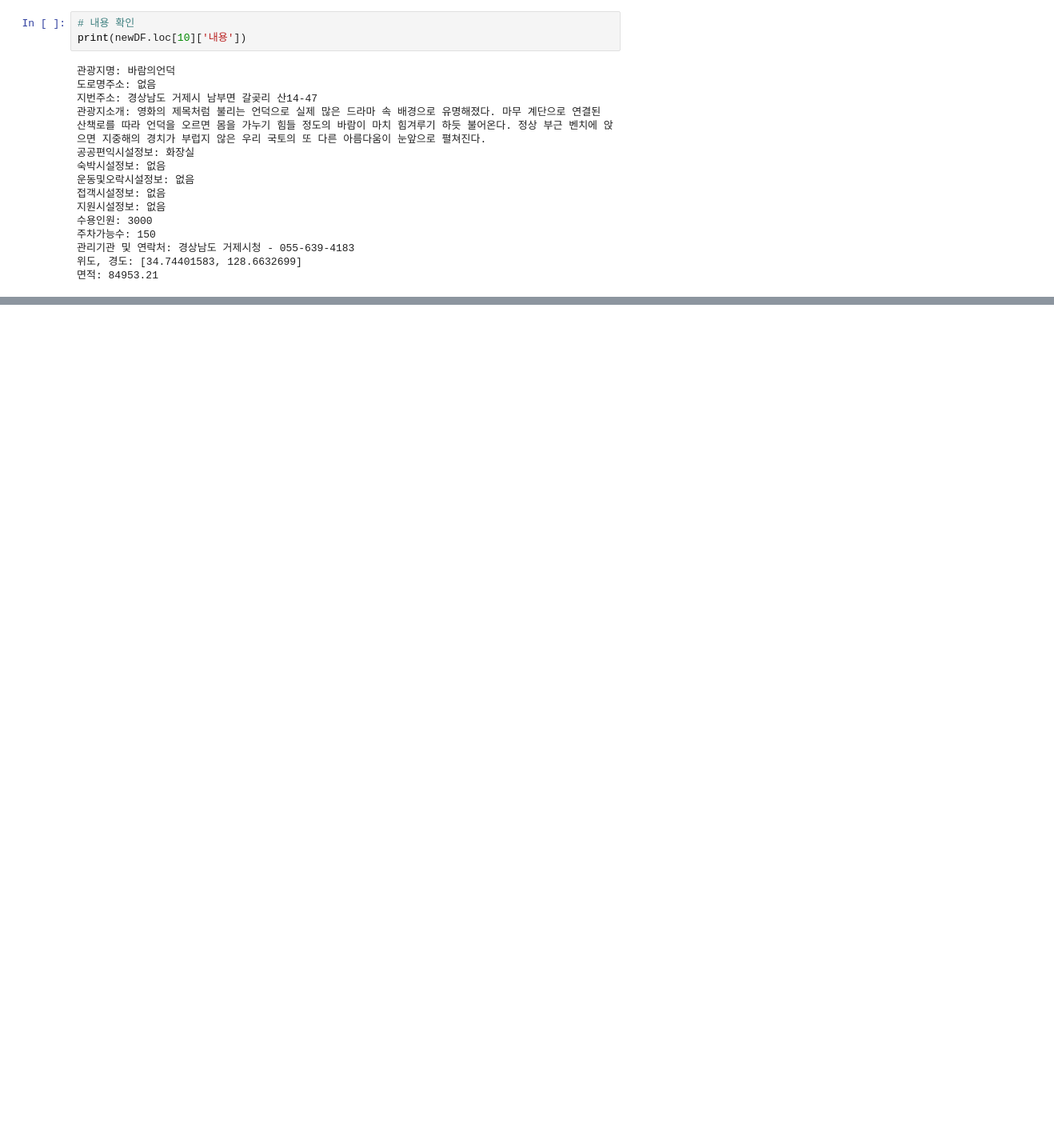
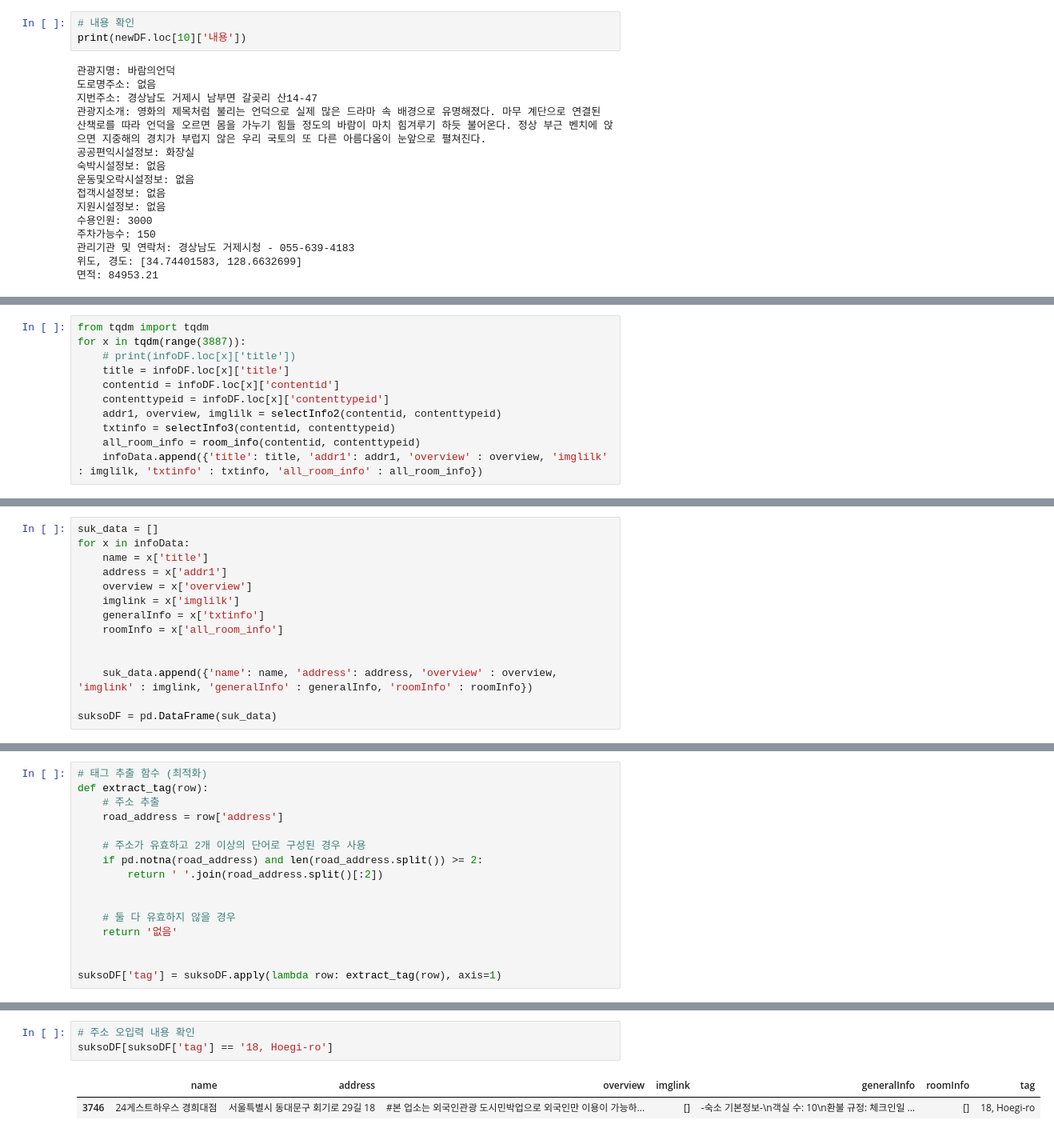
Before and after one commit to SKNETWORKS-FAMILY-AICAMP/SKN07-3rd-1Team, a Jupyter notebook: 3차_관광_전처리.ipynb, the cells around one changed output, grey strips where cells are left out. Shown at 80% size. Drawn from its saved outputs; the diff is of its cells as text; blank space fills up the shorter version.

```diff
--- a/3차_관광_전처리.ipynb
+++ b/3차_관광_전처리.ipynb
@@ -221,0 +384,11 @@ print(newDF.loc[10]['내용'])
+# %%
+from tqdm import tqdm
+for x in tqdm(range(3887)):
+    # print(infoDF.loc[x]['title'])
+    title = infoDF.loc[x]['title']
+    contentid = infoDF.loc[x]['contentid']
+    contenttypeid = infoDF.loc[x]['contenttypeid']
+    addr1, overview, imglilk = selectInfo2(contentid, contenttypeid)
+    txtinfo = selectInfo3(contentid, contenttypeid)
+    all_room_info = room_info(contentid, contenttypeid)
+    infoData.append({'title': title, 'addr1': addr1, 'overview' : overview, 'imglilk' : imglilk, 'txtinfo' : txtinfo, 'all_room_info' : all_room_info})
@@ -221,0 +416,14 @@ print(newDF.loc[10]['내용'])
+# %%
+suk_data = []
+for x in infoData:
+    name = x['title']
+    address = x['addr1']
+    overview = x['overview']
+    imglink = x['imglilk']
+    generalInfo = x['txtinfo']
+    roomInfo = x['all_room_info']
+
+
+    suk_data.append({'name': name, 'address': address, 'overview' : overview, 'imglink' : imglink, 'generalInfo' : generalInfo, 'roomInfo' : roomInfo})
+
+suksoDF = pd.DataFrame(suk_data)
@@ -221,0 +435,16 @@ print(newDF.loc[10]['내용'])
+# %%
+# 태그 추출 함수 (최적화)
+def extract_tag(row):
+    # 주소 추출
+    road_address = row['address']
+
+    # 주소가 유효하고 2개 이상의 단어로 구성된 경우 사용
+    if pd.notna(road_address) and len(road_address.split()) >= 2:
+        return ' '.join(road_address.split()[:2])
+
+
+    # 둘 다 유효하지 않을 경우
+    return '없음'
+
+
+suksoDF['tag'] = suksoDF.apply(lambda row: extract_tag(row), axis=1)
@@ -221,0 +471,6 @@ print(newDF.loc[10]['내용'])
+# %%
+# 주소 오입력 내용 확인
+suksoDF[suksoDF['tag'] == '18, Hoegi-ro']
+# %% [output]
+|  | name | address | overview | imglink | generalInfo | roomInfo | tag |
+| 3746 | 24게스트하우스 경희대점 | 서울특별시 동대문구 회기로 29길 18 | #본 업소는 외국인관광 도시민박업으로 외국인만 이용이 가능하... | [] | -숙소 기본정보-\n객실 수: 10\n환불 규정: 체크인일 ... | [] | 18, Hoegi-ro |
```
Also changed, not shown: parts of 46 cells of this notebook, 2 other files.
